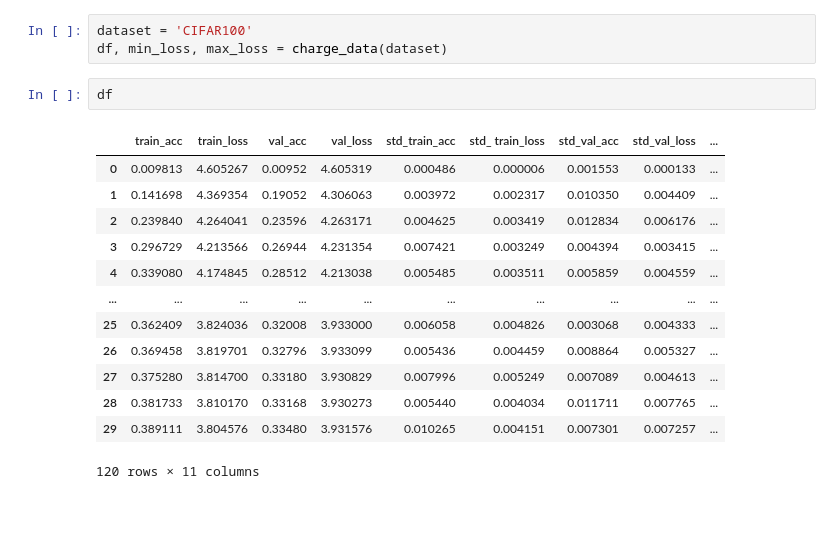
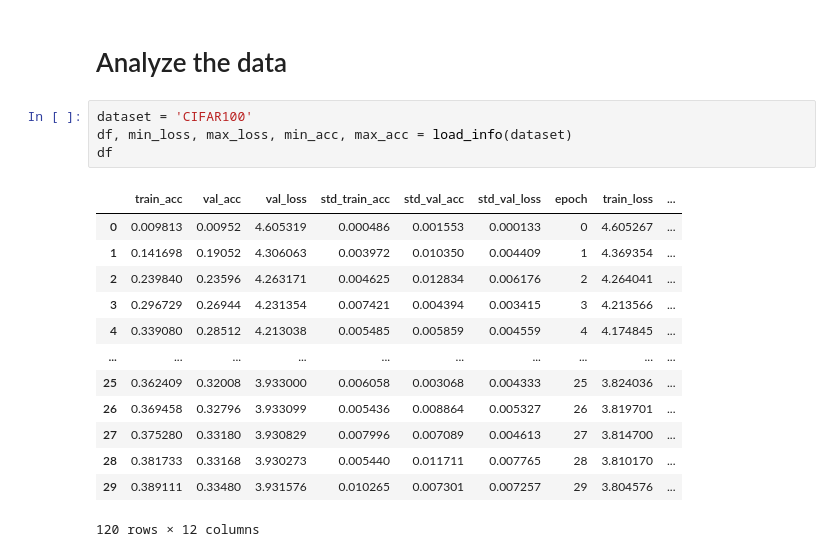
Before and after one commit to CS-433/ml-project-2-hessian4science, a Jupyter notebook: results/Results.ipynb, the cells around one changed output. Cells and saved outputs as stored; diff of their text form; blank space fills up the shorter version.

```diff
--- a/results/Results.ipynb
+++ b/results/Results.ipynb
@@ -122,19 +151,20 @@ min_loss, max_loss
+# %% [markdown]
+# Analyze the data
 # %%
 dataset = 'CIFAR100'
-df, min_loss, max_loss = charge_data(dataset)
+df, min_loss, max_loss, min_acc, max_acc = load_info(dataset)
+df
+# %% [output]
+|  | train_acc | val_acc | val_loss | std_train_acc | std_val_acc | std_val_loss | epoch | train_loss | ... |
+| 0 | 0.009813 | 0.00952 | 4.605319 | 0.000486 | 0.001553 | 0.000133 | 0 | 4.605267 | ... |
+| 1 | 0.141698 | 0.19052 | 4.306063 | 0.003972 | 0.010350 | 0.004409 | 1 | 4.369354 | ... |
+| 2 | 0.239840 | 0.23596 | 4.263171 | 0.004625 | 0.012834 | 0.006176 | 2 | 4.264041 | ... |
+| 3 | 0.296729 | 0.26944 | 4.231354 | 0.007421 | 0.004394 | 0.003415 | 3 | 4.213566 | ... |
+| 4 | 0.339080 | 0.28512 | 4.213038 | 0.005485 | 0.005859 | 0.004559 | 4 | 4.174845 | ... |
+| ... | ... | ... | ... | ... | ... | ... | ... | ... | ... |
+| 25 | 0.362409 | 0.32008 | 3.933000 | 0.006058 | 0.003068 | 0.004333 | 25 | 3.824036 | ... |
+| 26 | 0.369458 | 0.32796 | 3.933099 | 0.005436 | 0.008864 | 0.005327 | 26 | 3.819701 | ... |
+| 27 | 0.375280 | 0.33180 | 3.930829 | 0.007996 | 0.007089 | 0.004613 | 27 | 3.814700 | ... |
+| 28 | 0.381733 | 0.33168 | 3.930273 | 0.005440 | 0.011711 | 0.007765 | 28 | 3.810170 | ... |
+| 29 | 0.389111 | 0.33480 | 3.931576 | 0.010265 | 0.007301 | 0.007257 | 29 | 3.804576 | ... |
+120 rows × 12 columns
-# %%
-df
-# %% [output]
-|  | train_acc | train_loss | val_acc | val_loss | std_train_acc | std_ train_loss | std_val_acc | std_val_loss | ... |
-| 0 | 0.009813 | 4.605267 | 0.00952 | 4.605319 | 0.000486 | 0.000006 | 0.001553 | 0.000133 | ... |
-| 1 | 0.141698 | 4.369354 | 0.19052 | 4.306063 | 0.003972 | 0.002317 | 0.010350 | 0.004409 | ... |
-| 2 | 0.239840 | 4.264041 | 0.23596 | 4.263171 | 0.004625 | 0.003419 | 0.012834 | 0.006176 | ... |
-| 3 | 0.296729 | 4.213566 | 0.26944 | 4.231354 | 0.007421 | 0.003249 | 0.004394 | 0.003415 | ... |
-| 4 | 0.339080 | 4.174845 | 0.28512 | 4.213038 | 0.005485 | 0.003511 | 0.005859 | 0.004559 | ... |
-| ... | ... | ... | ... | ... | ... | ... | ... | ... | ... |
-| 25 | 0.362409 | 3.824036 | 0.32008 | 3.933000 | 0.006058 | 0.004826 | 0.003068 | 0.004333 | ... |
-| 26 | 0.369458 | 3.819701 | 0.32796 | 3.933099 | 0.005436 | 0.004459 | 0.008864 | 0.005327 | ... |
-| 27 | 0.375280 | 3.814700 | 0.33180 | 3.930829 | 0.007996 | 0.005249 | 0.007089 | 0.004613 | ... |
-| 28 | 0.381733 | 3.810170 | 0.33168 | 3.930273 | 0.005440 | 0.004034 | 0.011711 | 0.007765 | ... |
-| 29 | 0.389111 | 3.804576 | 0.33480 | 3.931576 | 0.010265 | 0.004151 | 0.007301 | 0.007257 | ... |
-120 rows × 11 columns
```
Also changed, not shown: parts of 13 cells of this notebook, 14 other files.
